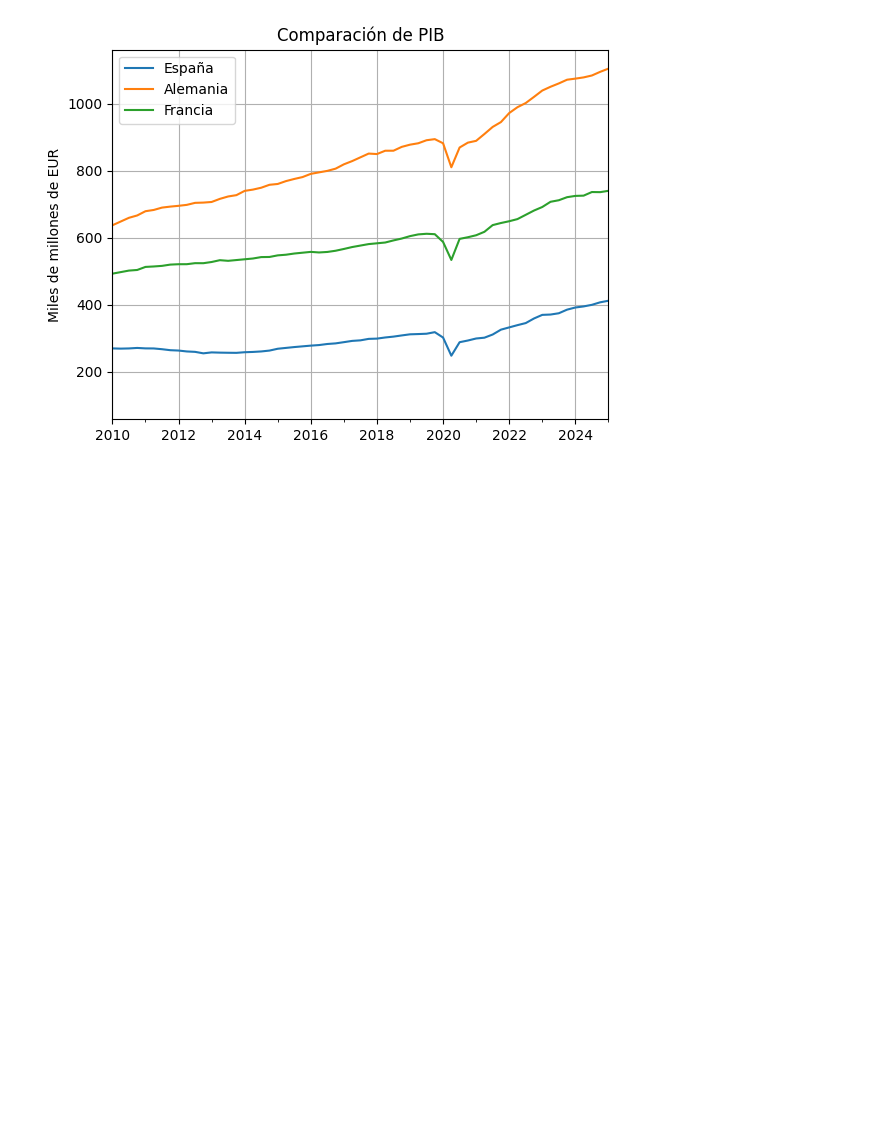
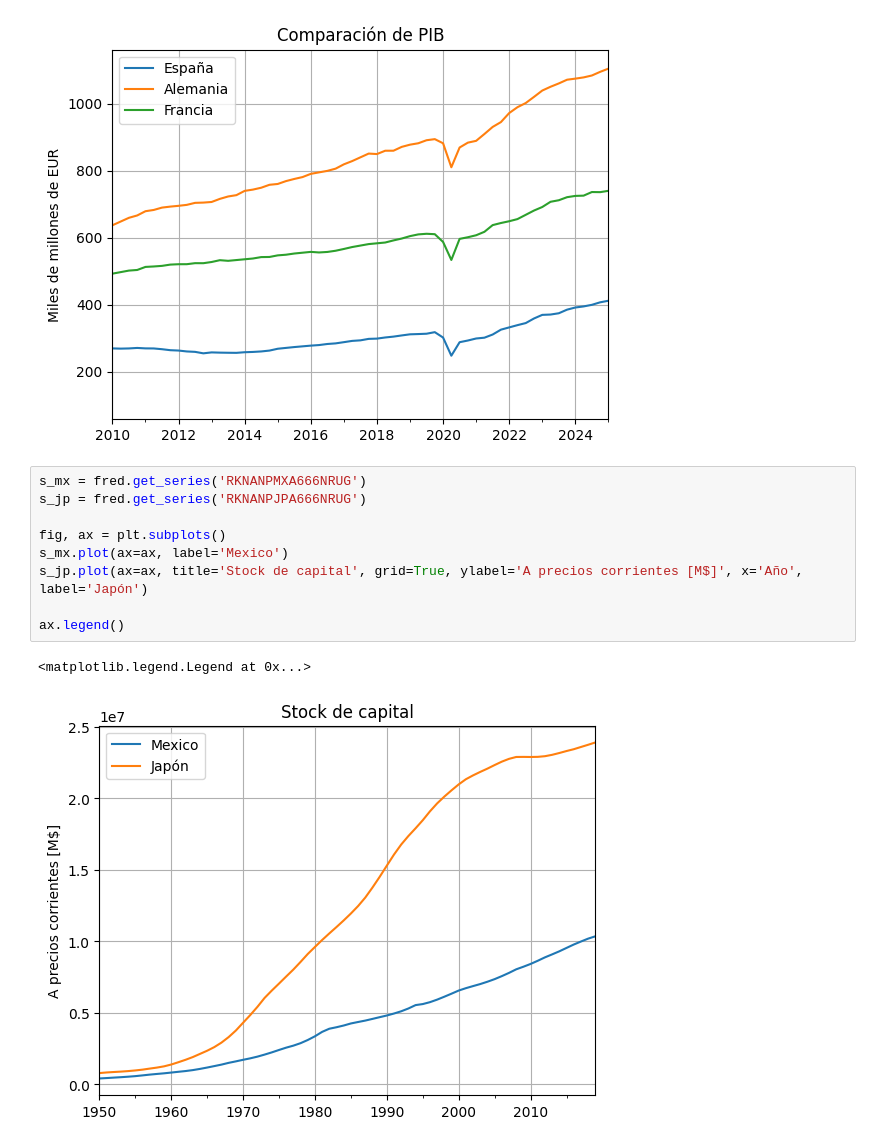
Before and after one commit to MiguelPuntoEs/ufm-python-for-finance, a Jupyter notebook: 02 FRED.ipynb, the cells around one changed output. Cells and saved outputs as stored; diff of their text form; blank space fills up the shorter version.

Commit message:
feat: added additional plots

```diff
--- a/02 FRED.ipynb
+++ b/02 FRED.ipynb
@@ -70,3 +70,15 @@ ax.legend(["España", "Alemania", "Francia"])
 # %% [output]
 <matplotlib.legend.Legend at 0x...>
 [figure]
+# %%
+s_mx = fred.get_series('RKNANPMXA666NRUG')
+s_jp = fred.get_series('RKNANPJPA666NRUG')
+
+fig, ax = plt.subplots()
+s_mx.plot(ax=ax, label='Mexico')
+s_jp.plot(ax=ax, title='Stock de capital', grid=True, ylabel='A precios corrientes [M$]', x='Año', label='Japón')
+
+ax.legend()
+# %% [output]
+<matplotlib.legend.Legend at 0x...>
+[figure, added]
```
Also changed, not shown: parts of 1 cell of this notebook.
